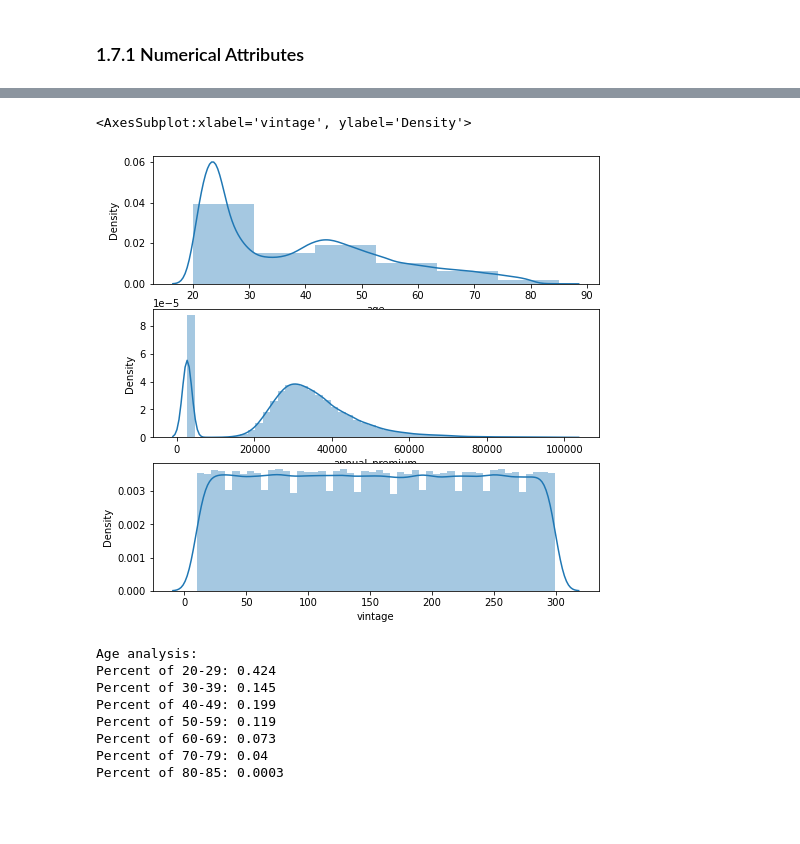
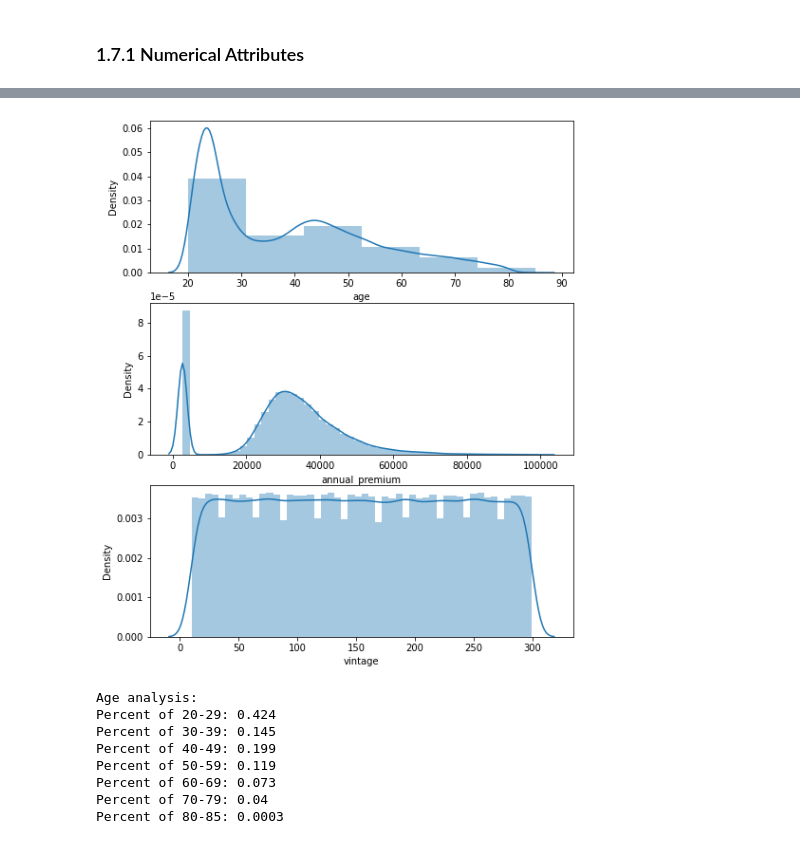
Before and after one commit to LessioGuilherme/pa004_health_insurance_cross_sell, a Jupyter notebook: pa004_health_insurance_cross_sell_sprint03.ipynb, the cells around one changed output, grey strips where cells are left out. Saved outputs shown, nothing was run; the diff lists cells and outputs as text; code cells hidden in the pictures; blank space fills up the shorter version.

```diff
--- a/pa004_health_insurance_cross_sell_sprint03.ipynb
+++ b/pa004_health_insurance_cross_sell_sprint03.ipynb
@@ -217,13 +217,12 @@ m
 | 1 | annual_premium | 2630.0 | 540165.0 | 537535.0 | 30564.389581 | 31669.0 | 17213.132474 | 1.766087 | 34.004569 |
 | 2 | vintage | 10.0 | 299.0 | 289.0 | 154.347397 | 154.0 | 83.671194 | 0.003030 | -1.200688 |
 # %%
-fig, axs = plt.subplots(3, figsize = (8,8))
+fig, axs = plt.subplots(3, figsize = (8,10))
 sns.distplot(df1['age'], ax=axs[0], bins = 6)
 sns.distplot(df1[df1['annual_premium']<100000]['annual_premium'], ax=axs[1])
-sns.distplot(df1['vintage'], ax=axs[2])
+sns.distplot(df1['vintage'], ax=axs[2]);
 # %% [output]
-<AxesSubplot:xlabel='vintage', ylabel='Density'>
-[figure, old version]
+[figure, new version]
 # %%
 bins = pd.cut(df1['age'], [19, 30, 40, 50, 60, 70, 80, 90])
 
```
Also changed, not shown: parts of 8 cells of this notebook.
